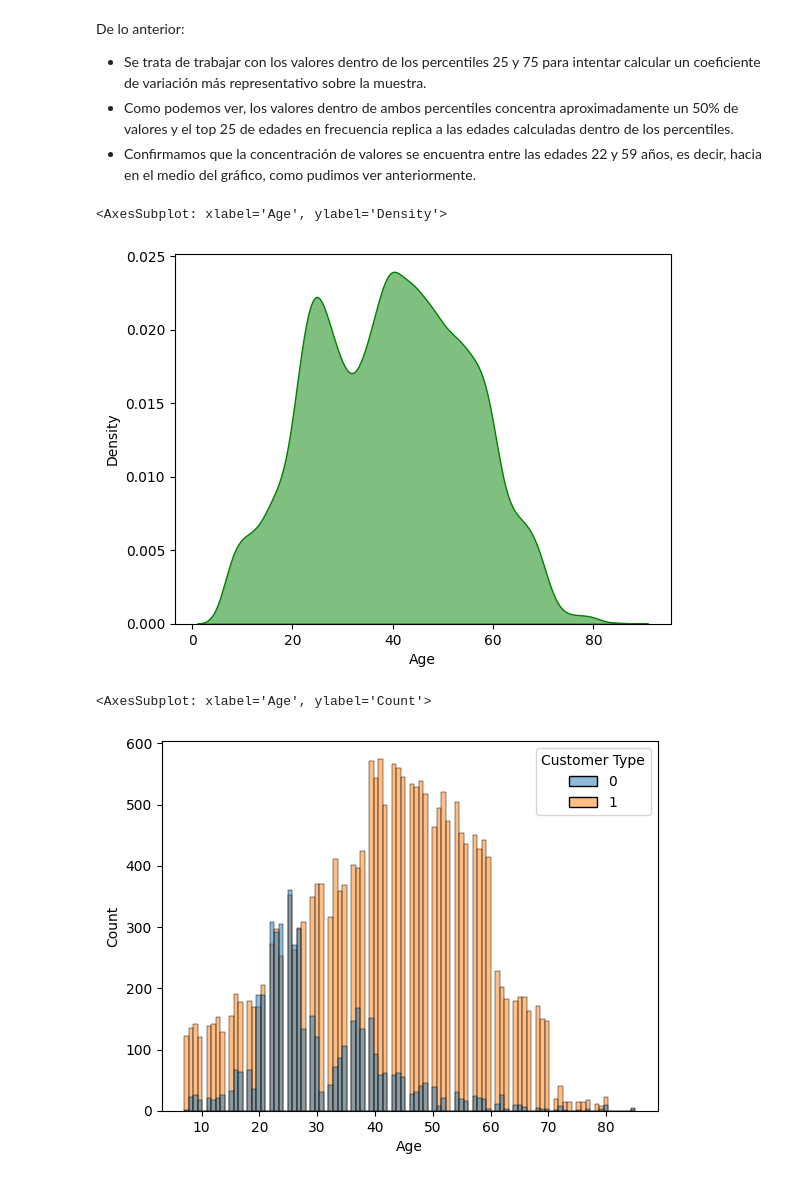
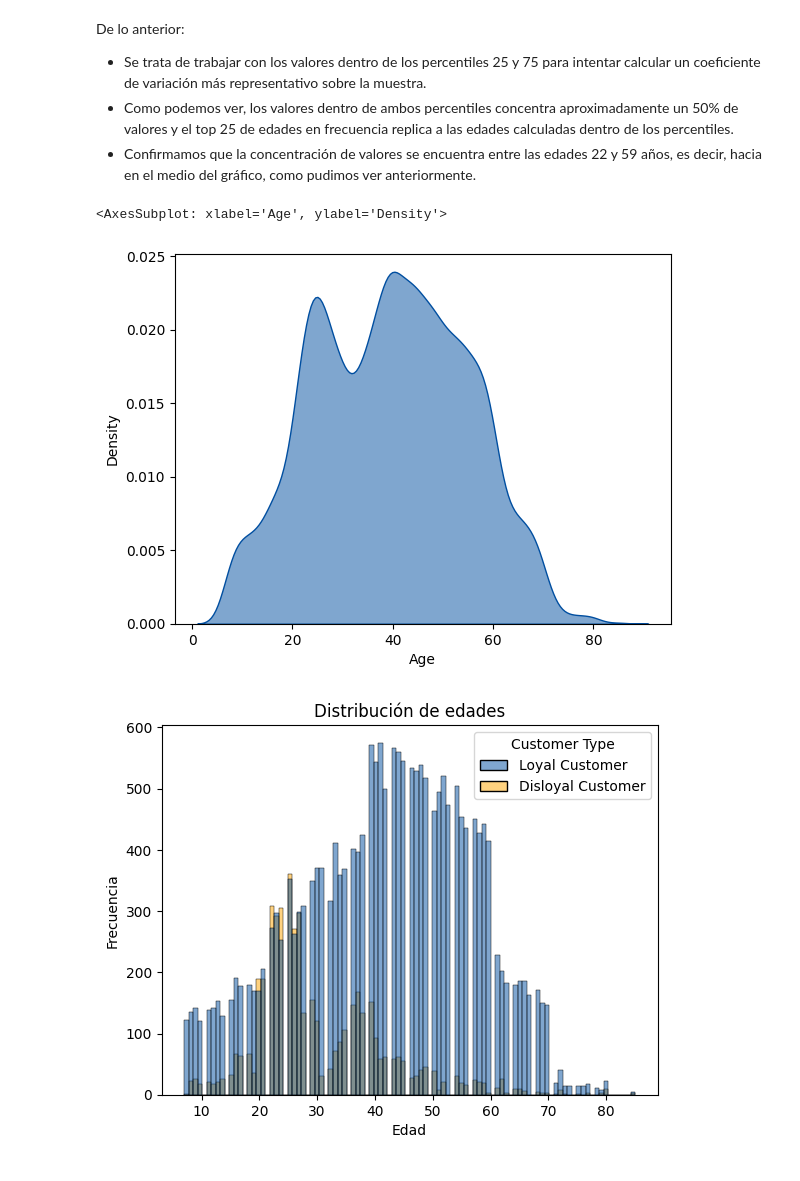
Before and after one commit to MHerrera11/Coderhouse, a Jupyter notebook: notebooks/Satisfacción de Clientes en Vuelos.ipynb, the cells around one changed output. Saved outputs shown, nothing was run; the diff lists cells and outputs as text; code cells hidden in the pictures.

```diff
--- a/notebooks/Satisfacción de Clientes en Vuelos.ipynb
+++ b/notebooks/Satisfacción de Clientes en Vuelos.ipynb
@@ -179,13 +179,6 @@ Name: Customer Type, dtype: int64
 # %%
 # Calcular los porcentajes de cada valor en la columna
 Porcentajes_Customer_Type = df['Customer Type'].value_counts(normalize=True) * 100
-# %%
-# Reemplazo por Variables Binarias:
-df['Customer Type'] = df['Customer Type'].replace('Disloyal Customer', '0')
-df['Customer Type'] = df['Customer Type'].replace('Loyal Customer', '1')
-
-# Cambio de tipo a Datos Númericos:
-df['Customer Type'] = df['Customer Type'].astype(int)
 # %%
 # Estadisticos generales
 df["Customer Type"].describe()
@@ -202,8 +191,9 @@ Name: Customer Type, dtype: float64
 # %%
+# Crear diccionario de colores para Customer Type
+Colores_Customer_Type = {'#004EA0', '#FFA600'}
+
 # Crear un gráfico de barras del Customer Type
-colores = ['green', 'red']
-
-plt.bar(Counts_Customer_Type.index, Counts_Customer_Type, color=colores)
+plt.bar(Counts_Customer_Type.index, Counts_Customer_Type, color=Colores_Customer_Type)
 plt.title('Registros según variable Customer Type')
 plt.ylabel('Cantidad')
 
@@ -423,15 +411,21 @@ De lo anterior:
 Densidad = df["Age"]
 # Gráfico de densidad
 sns.kdeplot(x = Densidad,
-            fill = True, color = "green", alpha = 0.5)
+            fill = True, color = "#004EA0", alpha = 0.5)
 # %% [output]
 <AxesSubplot: xlabel='Age', ylabel='Density'>
-[figure, old version]
+[figure, new version]
 # %%
 # Representación gráfica de las edades dependiendo el Customer Type:
-sns.histplot(x = df["Age"] , hue = df["Customer Type"], data = df, bins= 100)
+sns.histplot(x = df["Age"] , hue = df["Customer Type"], data = df, bins= 100, palette=Colores_Customer_Type)
+
+# Configurar gráfico
+plt.title("Distribución de edades")
+plt.xlabel("Edad")
+plt.ylabel("Frecuencia")
+
+plt.show()
 # %% [output]
-<AxesSubplot: xlabel='Age', ylabel='Count'>
-[figure, old version]
+[figure, new version]
 # %% [markdown]
 De lo anterior:
```
Also changed, not shown: parts of 4 cells of this notebook.
